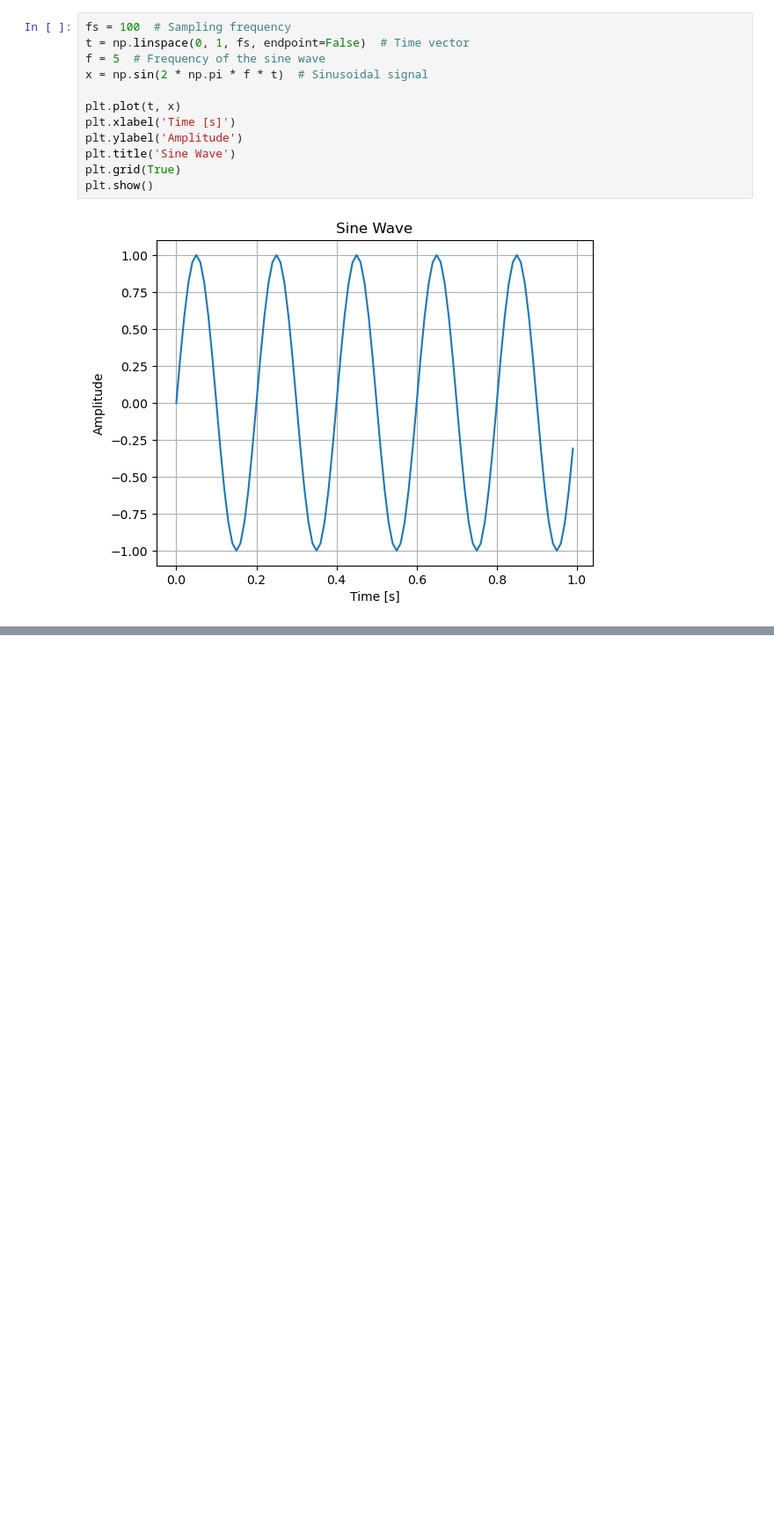
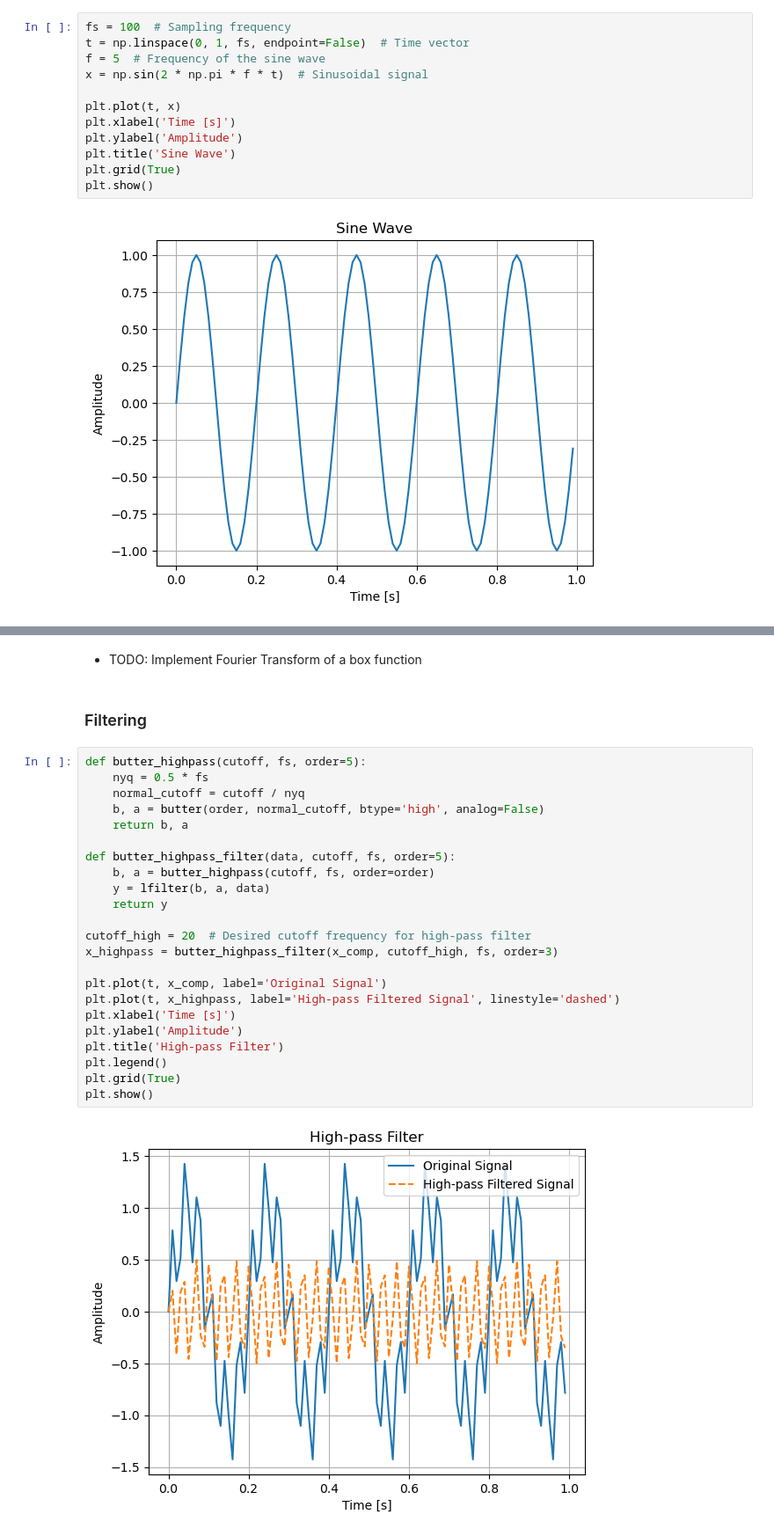
Before and after one commit to AI4EPS/EPS207_Observational_Seismology, a Jupyter notebook: docs/lectures/codes/signal_processing.ipynb, the cells around one changed output, grey strips where cells are left out. Shown: that part at 88% size. Saved outputs shown, nothing was run; the diff lists cells and outputs as text; blank space fills up the shorter version.

```diff
--- a/docs/lectures/codes/signal_processing.ipynb
+++ b/docs/lectures/codes/signal_processing.ipynb
@@ -46 +50,30 @@ plt.show()
 [figure]
+# %% [markdown]
+- TODO: Implement Fourier Transform of a box function
+# %% [markdown]
+### Filtering
+# %%
+def butter_highpass(cutoff, fs, order=5):
+    nyq = 0.5 * fs
+    normal_cutoff = cutoff / nyq
+    b, a = butter(order, normal_cutoff, btype='high', analog=False)
+    return b, a
+
+def butter_highpass_filter(data, cutoff, fs, order=5):
+    b, a = butter_highpass(cutoff, fs, order=order)
+    y = lfilter(b, a, data)
+    return y
+
+cutoff_high = 20  # Desired cutoff frequency for high-pass filter
+x_highpass = butter_highpass_filter(x_comp, cutoff_high, fs, order=3)
+
+plt.plot(t, x_comp, label='Original Signal')
+plt.plot(t, x_highpass, label='High-pass Filtered Signal', linestyle='dashed')
+plt.xlabel('Time [s]')
+plt.ylabel('Amplitude')
+plt.title('High-pass Filter')
+plt.legend()
+plt.grid(True)
+plt.show()
+# %% [output]
+[figure, added]
```
Also changed, not shown: parts of 26 cells of this notebook.
